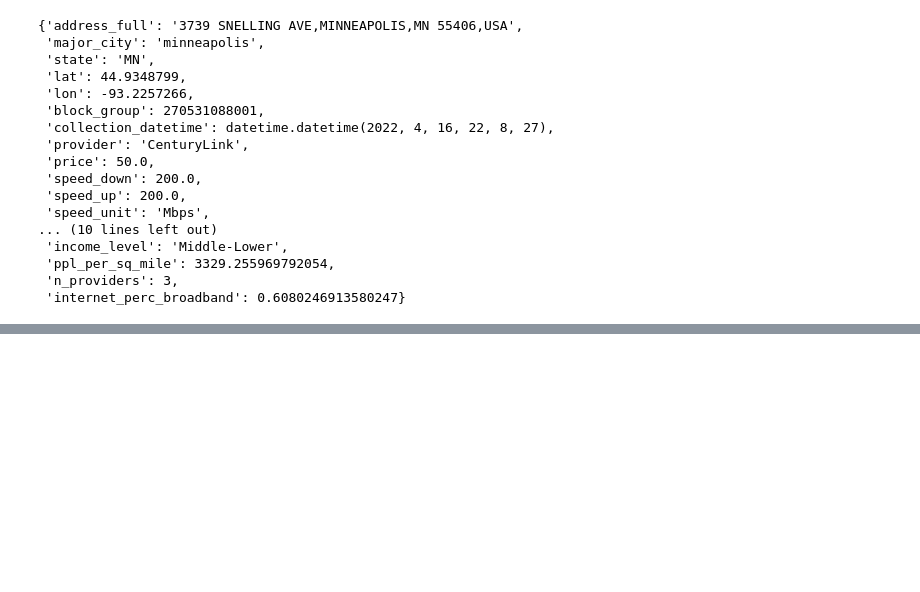
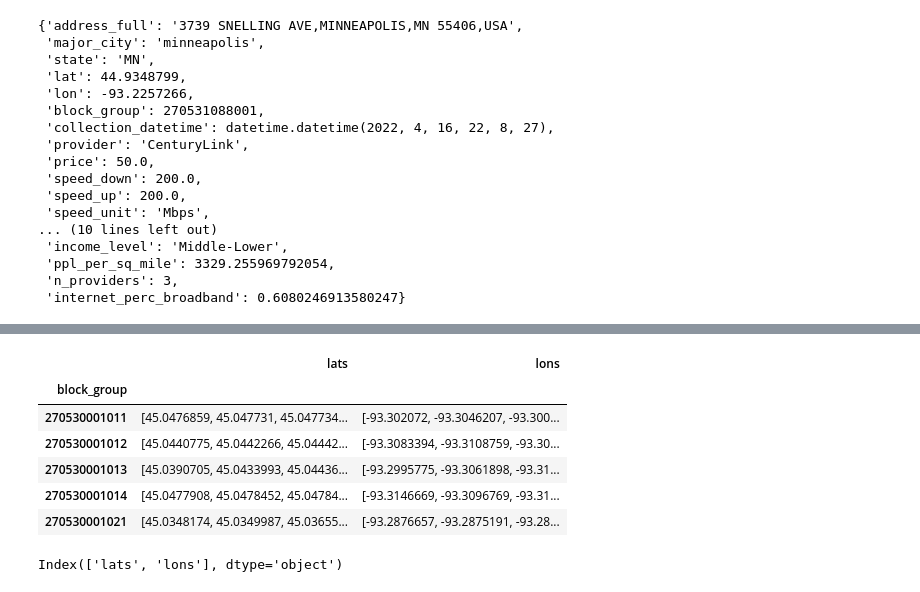
Before and after one commit to ColleenKarwoski/Minneapolis-Internet-API, a Jupyter notebook: sqlalchemy_api.ipynb, the cells around one changed output, grey strips where cells are left out. Cells and saved outputs as stored; diff of their text form; code cells hidden in the pictures; blank space fills up the shorter version.

```diff
--- a/sqlalchemy_api.ipynb
+++ b/sqlalchemy_api.ipynb
@@ -157,0 +238,18 @@ dataArray[0]
+# %%
+groupedCoords_df = test_df.groupby('block_group')['lat', 'lon'].agg(lats=('lat', 'unique'),
+                                                                    lons=('lon', 'unique'))
+
+# groupedCoords_df["'lat', 'unique'"].rename('lats')
+groupedCoords_df.head()
+# %% [output]
+|  | lats | lons |
+| block_group |  |  |
+| 270530001011 | [45.0476859, 45.047731, 45.047734... | [-93.302072, -93.3046207, -93.300... |
+| 270530001012 | [45.0440775, 45.0442266, 45.04442... | [-93.3083394, -93.3108759, -93.30... |
+| 270530001013 | [45.0390705, 45.0433993, 45.04436... | [-93.2995775, -93.3061898, -93.31... |
+| 270530001014 | [45.0477908, 45.0478452, 45.04784... | [-93.3146669, -93.3096769, -93.31... |
+| 270530001021 | [45.0348174, 45.0349987, 45.03655... | [-93.2876657, -93.2875191, -93.28... |
+# %%
+groupedCoords_df.columns
+# %% [output]
+Index(['lats', 'lons'], dtype='object')
```
Also changed, not shown: parts of 10 cells of this notebook, 2 other files.
